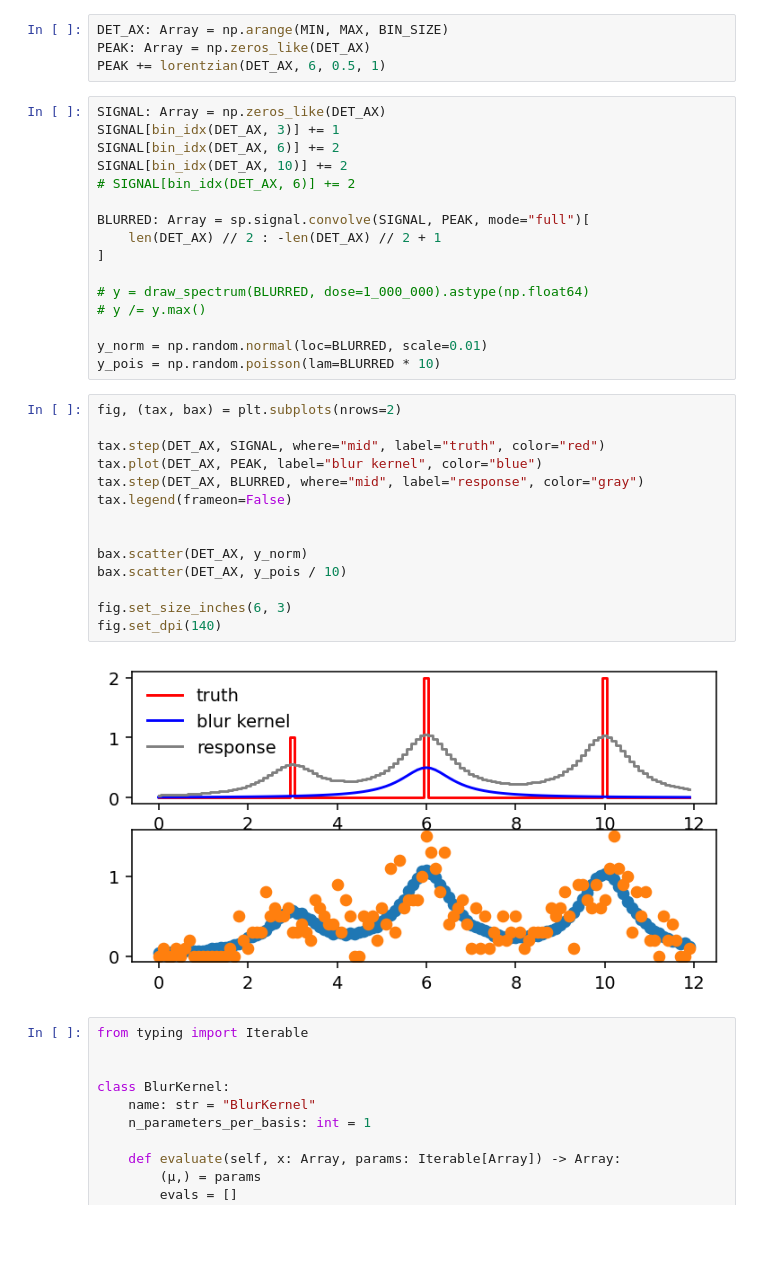
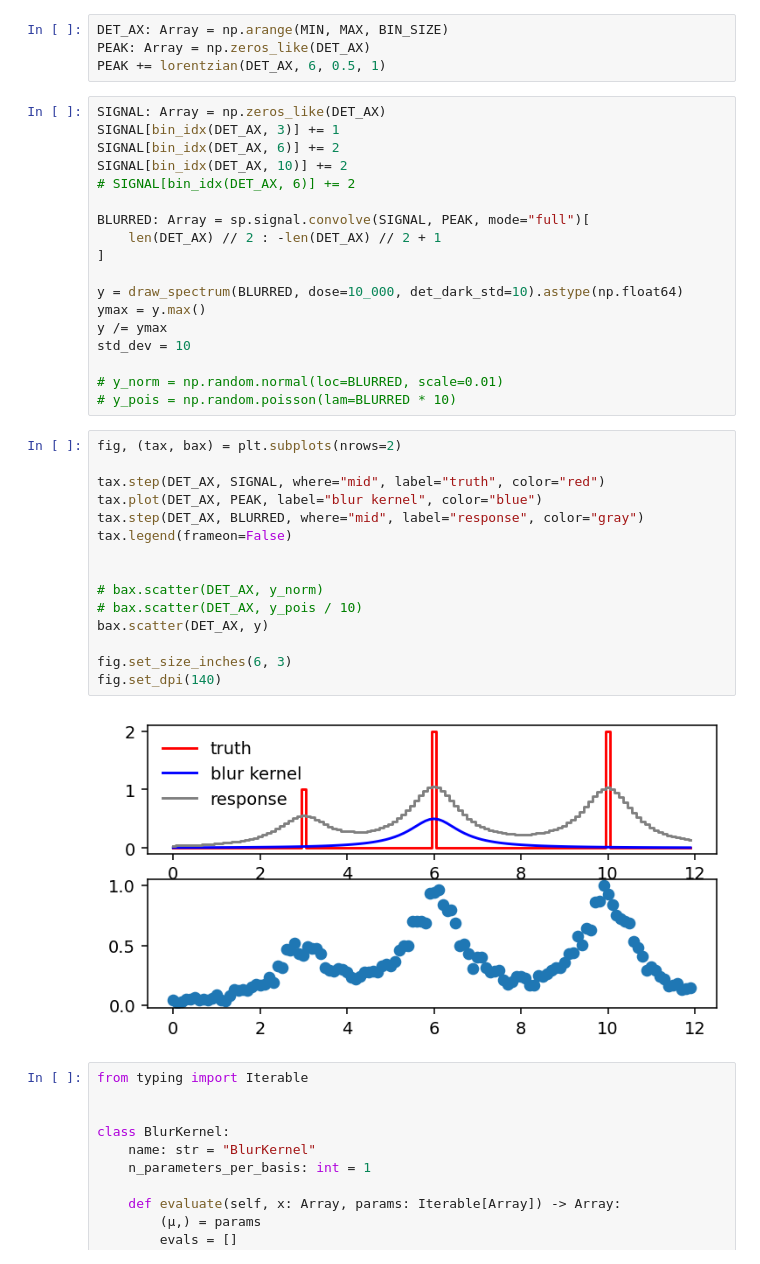
Before and after one commit to SangersJeroen/BayesianSpectralDeconvolution, a Jupyter notebook: notebooks/studies-testing/noise-models.ipynb, the cells around one changed output. Cells and saved outputs as stored; diff of their text form; blank space fills up the shorter version.

```diff
--- a/notebooks/studies-testing/noise-models.ipynb
+++ b/notebooks/studies-testing/noise-models.ipynb
@@ -32,27 +32,30 @@ BLURRED: Array = sp.signal.convolve(SIGNAL, PEAK, mode="full")[
     len(DET_AX) // 2 : -len(DET_AX) // 2 + 1
 ]
 
-# y = draw_spectrum(BLURRED, dose=1_000_000).astype(np.float64)
-# y /= y.max()
+y = draw_spectrum(BLURRED, dose=10_000, det_dark_std=10).astype(np.float64)
+ymax = y.max()
+y /= ymax
+std_dev = 10
 
-y_norm = np.random.normal(loc=BLURRED, scale=0.01)
-y_pois = np.random.poisson(lam=BLURRED * 10)
+# y_norm = np.random.normal(loc=BLURRED, scale=0.01)
+# y_pois = np.random.poisson(lam=BLURRED * 10)
 # %%
 fig, (tax, bax) = plt.subplots(nrows=2)
 
 tax.step(DET_AX, SIGNAL, where="mid", label="truth", color="red")
 tax.plot(DET_AX, PEAK, label="blur kernel", color="blue")
 tax.step(DET_AX, BLURRED, where="mid", label="response", color="gray")
 tax.legend(frameon=False)
 
 
-bax.scatter(DET_AX, y_norm)
-bax.scatter(DET_AX, y_pois / 10)
+# bax.scatter(DET_AX, y_norm)
+# bax.scatter(DET_AX, y_pois / 10)
+bax.scatter(DET_AX, y)
 
 fig.set_size_inches(6, 3)
 fig.set_dpi(140)
 # %% [output]
-[figure, old version]
+[figure, new version]
 # %%
 from typing import Iterable
 
```
Also changed, not shown: parts of 9 cells of this notebook, 23 other files.
